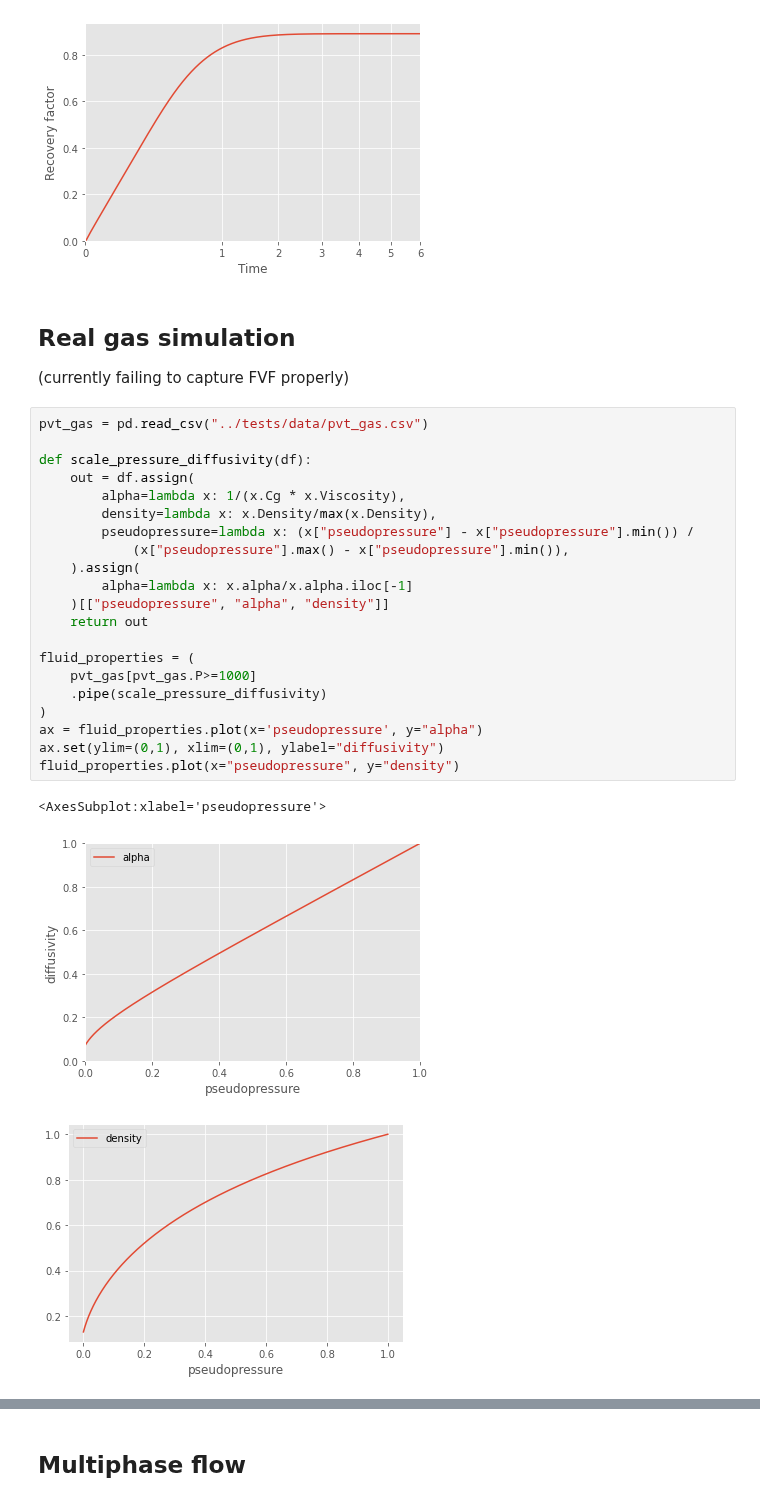
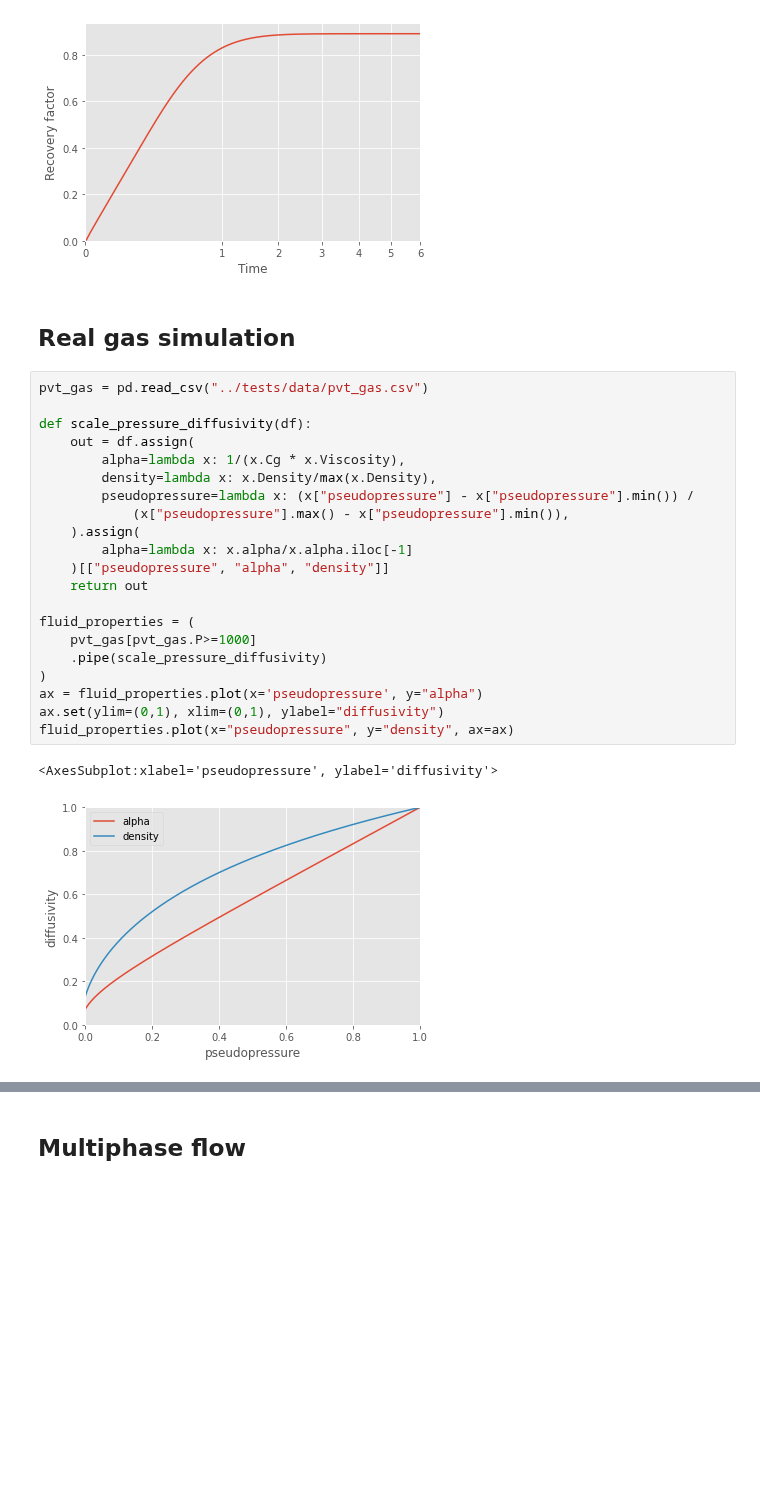
Before and after one commit to frank1010111/bluebonnet, a Jupyter notebook: docs/flow.ipynb, the cells around one changed output, grey strips where cells are left out. Saved outputs shown, nothing was run; the diff lists cells and outputs as text; blank space fills up the shorter version.

```diff
--- a/docs/flow.ipynb
+++ b/docs/flow.ipynb
@@ -59,29 +59,27 @@ ax.set(xlabel="Time", ylabel="Recovery factor")
 [figure]
 # %% [markdown]
 ## Real gas simulation
-(currently failing to capture FVF properly)
 # %%
 pvt_gas = pd.read_csv("../tests/data/pvt_gas.csv")
 
 def scale_pressure_diffusivity(df):
     out = df.assign(
         alpha=lambda x: 1/(x.Cg * x.Viscosity),
         density=lambda x: x.Density/max(x.Density),
         pseudopressure=lambda x: (x["pseudopressure"] - x["pseudopressure"].min()) /
             (x["pseudopressure"].max() - x["pseudopressure"].min()),
     ).assign(
         alpha=lambda x: x.alpha/x.alpha.iloc[-1]
     )[["pseudopressure", "alpha", "density"]]
     return out
 
 fluid_properties = (
     pvt_gas[pvt_gas.P>=1000]
     .pipe(scale_pressure_diffusivity)
 )
 ax = fluid_properties.plot(x='pseudopressure', y="alpha")
 ax.set(ylim=(0,1), xlim=(0,1), ylabel="diffusivity")
-fluid_properties.plot(x="pseudopressure", y="density")
+fluid_properties.plot(x="pseudopressure", y="density", ax=ax)
 # %% [output]
-<AxesSubplot:xlabel='pseudopressure'>
+<AxesSubplot:xlabel='pseudopressure', ylabel='diffusivity'>
-[figure, old version]
+[figure, new version]
-[figure, removed]
```
Also changed, not shown: parts of 9 cells of this notebook, 2 other files.
